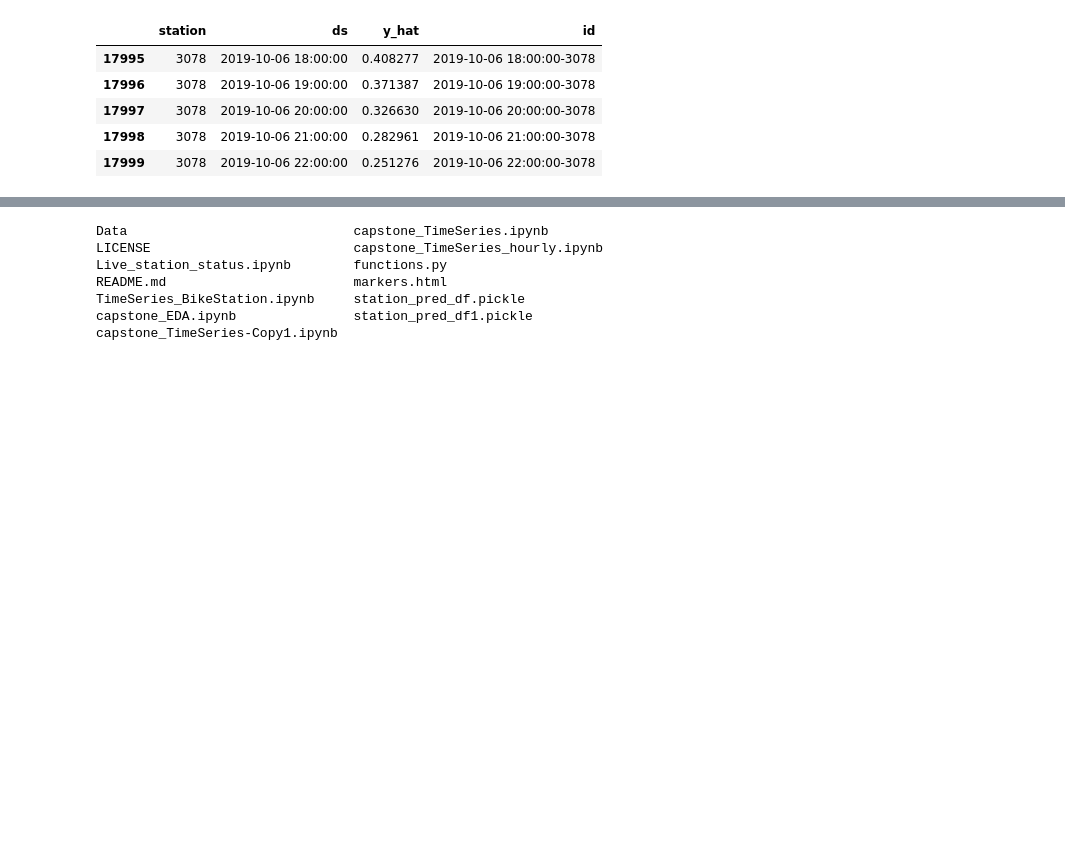
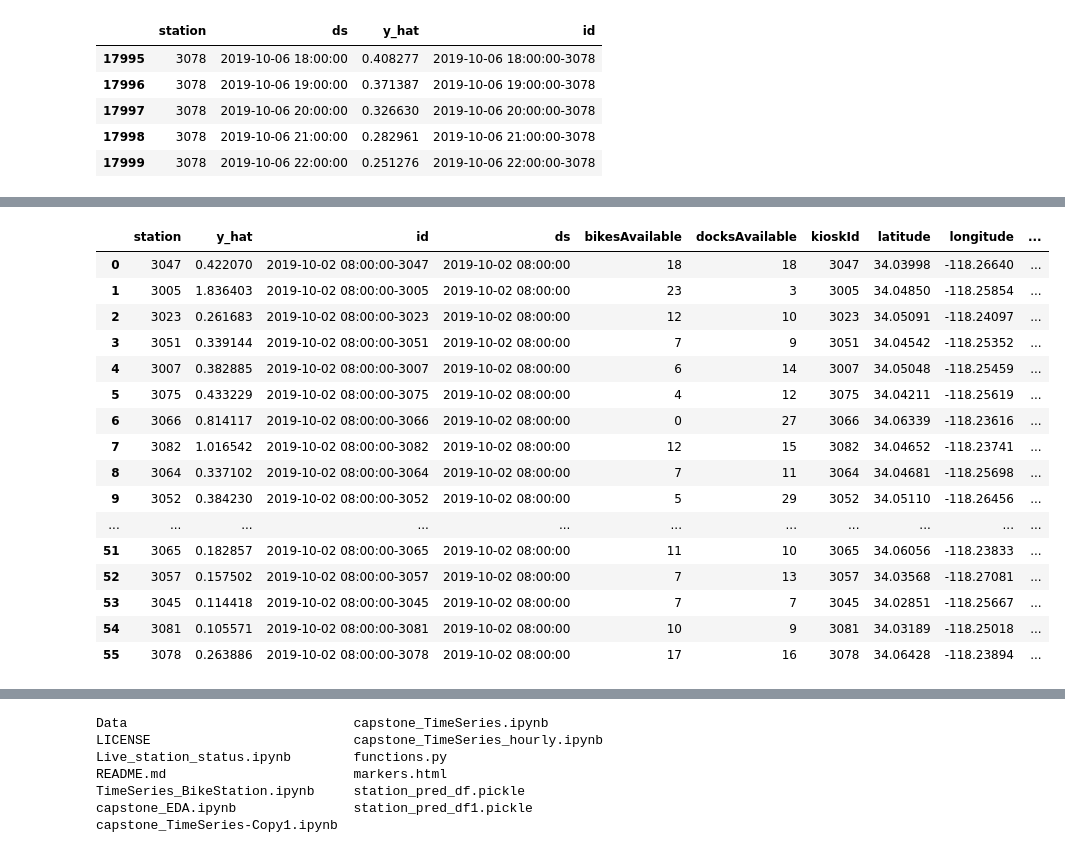
Before and after one commit to Jkim516/Bber, a Jupyter notebook: Live_station_status.ipynb, the cells around one changed output, grey strips where cells are left out. Saved outputs shown, nothing was run; the diff lists cells and outputs as text; code cells hidden in the pictures; blank space fills up the shorter version.

```diff
--- a/Live_station_status.ipynb
+++ b/Live_station_status.ipynb
@@ -190,0 +180,6 @@ merge_live_pred_df
+# %%
+with open('end_station_pred_df.pickle', 'rb') as f:
+    end_station_pred_df = pickle.load(f)
+
+end_station_pred_df.rename(columns={'y_hat': 'ys'}, inplace=True)
+end_station_pred_df.head()
@@ -190,0 +193,4 @@ merge_live_pred_df
+# %%
+end_station_pred_df.station = end_station_pred_df.station.str[:4]
+end_station_pred_df['id'] = end_station_pred_df.ds.astype(str) + '-' + end_station_pred_df.station
+end_station_pred_df.set_index('ds', inplace=True)
@@ -191,2 +211,23 @@ merge_live_pred_df
+# %%
+merge_live_pred_df['surplus'] = merge_live_pred_df.apply(normalize_ys_number, axis=1)
+merge_live_pred_df
+# %% [output]
+|  | station | y_hat | id | ds | bikesAvailable | docksAvailable | kioskId | latitude | longitude | ... |
+| 0 | 3047 | 0.422070 | 2019-10-02 08:00:00-3047 | 2019-10-02 08:00:00 | 18 | 18 | 3047 | 34.03998 | -118.26640 | ... |
+| 1 | 3005 | 1.836403 | 2019-10-02 08:00:00-3005 | 2019-10-02 08:00:00 | 23 | 3 | 3005 | 34.04850 | -118.25854 | ... |
+| 2 | 3023 | 0.261683 | 2019-10-02 08:00:00-3023 | 2019-10-02 08:00:00 | 12 | 10 | 3023 | 34.05091 | -118.24097 | ... |
+| 3 | 3051 | 0.339144 | 2019-10-02 08:00:00-3051 | 2019-10-02 08:00:00 | 7 | 9 | 3051 | 34.04542 | -118.25352 | ... |
+| 4 | 3007 | 0.382885 | 2019-10-02 08:00:00-3007 | 2019-10-02 08:00:00 | 6 | 14 | 3007 | 34.05048 | -118.25459 | ... |
+| 5 | 3075 | 0.433229 | 2019-10-02 08:00:00-3075 | 2019-10-02 08:00:00 | 4 | 12 | 3075 | 34.04211 | -118.25619 | ... |
+| 6 | 3066 | 0.814117 | 2019-10-02 08:00:00-3066 | 2019-10-02 08:00:00 | 0 | 27 | 3066 | 34.06339 | -118.23616 | ... |
+| 7 | 3082 | 1.016542 | 2019-10-02 08:00:00-3082 | 2019-10-02 08:00:00 | 12 | 15 | 3082 | 34.04652 | -118.23741 | ... |
+| 8 | 3064 | 0.337102 | 2019-10-02 08:00:00-3064 | 2019-10-02 08:00:00 | 7 | 11 | 3064 | 34.04681 | -118.25698 | ... |
+| 9 | 3052 | 0.384230 | 2019-10-02 08:00:00-3052 | 2019-10-02 08:00:00 | 5 | 29 | 3052 | 34.05110 | -118.26456 | ... |
+| ... | ... | ... | ... | ... | ... | ... | ... | ... | ... | ... |
+| 51 | 3065 | 0.182857 | 2019-10-02 08:00:00-3065 | 2019-10-02 08:00:00 | 11 | 10 | 3065 | 34.06056 | -118.23833 | ... |
+| 52 | 3057 | 0.157502 | 2019-10-02 08:00:00-3057 | 2019-10-02 08:00:00 | 7 | 13 | 3057 | 34.03568 | -118.27081 | ... |
+| 53 | 3045 | 0.114418 | 2019-10-02 08:00:00-3045 | 2019-10-02 08:00:00 | 7 | 7 | 3045 | 34.02851 | -118.25667 | ... |
+| 54 | 3081 | 0.105571 | 2019-10-02 08:00:00-3081 | 2019-10-02 08:00:00 | 10 | 9 | 3081 | 34.03189 | -118.25018 | ... |
+| 55 | 3078 | 0.263886 | 2019-10-02 08:00:00-3078 | 2019-10-02 08:00:00 | 17 | 16 | 3078 | 34.06428 | -118.23894 | ... |
 # %%
 def nexthour(record):
```
Also changed, not shown: parts of 40 cells of this notebook.
